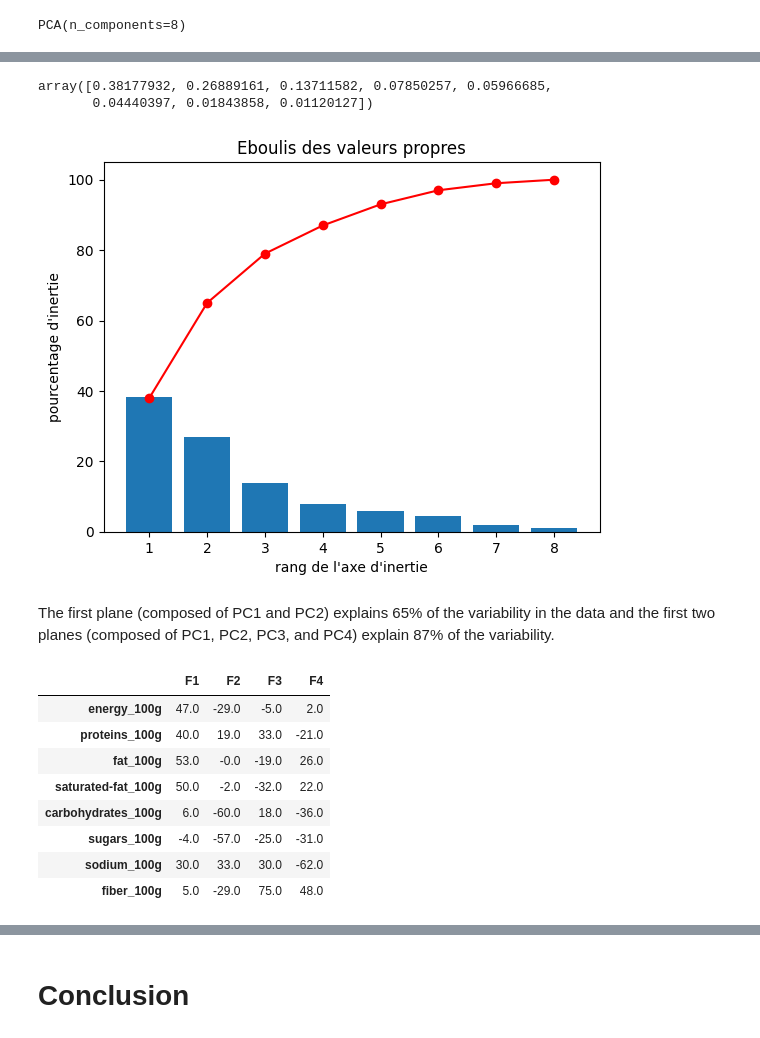
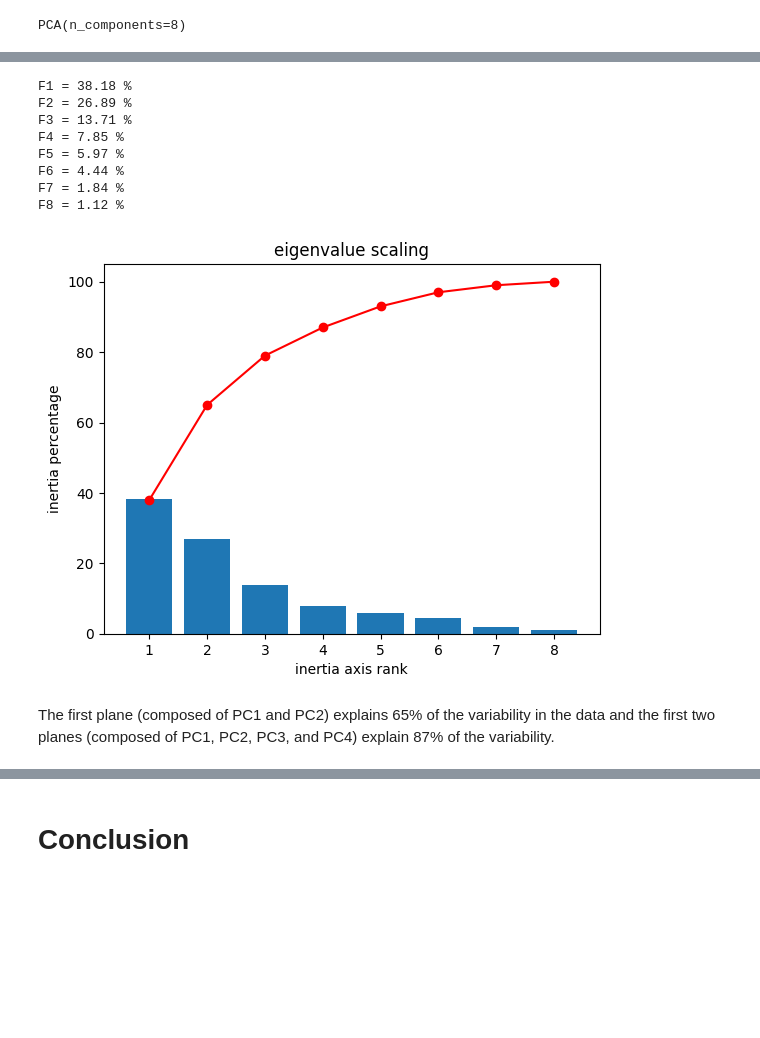
Before and after one commit to helenatong/oc_p3_cleaning_dataset_and_analysis, a Jupyter notebook: project3_cleaning.ipynb, the cells around one changed output, grey strips where cells are left out. Cells and saved outputs as stored; diff of their text form; code cells hidden in the pictures; blank space fills up the shorter version.

```diff
--- a/project3_cleaning.ipynb
+++ b/project3_cleaning.ipynb
@@ -846,39 +881,29 @@ PCA(n_components=8)
 # %%
 # value of each principal component
-pca.explained_variance_ratio_
+Fi = pca.explained_variance_ratio_
+
+for i in range (len(Fi)):
+  print(f'F{i+1} = {round(Fi[i]*100, 2)} %')
 # %% [output]
-array([0.38177932, 0.26889161, 0.13711582, 0.07850257, 0.05966685,
-       0.04440397, 0.01843858, 0.01120127])
+F1 = 38.18 %
+F2 = 26.89 %
+F3 = 13.71 %
+F4 = 7.85 %
+F5 = 5.97 %
+F6 = 4.44 %
+F7 = 1.84 %
+F8 = 1.12 %
 # %%
 scree = (pca.explained_variance_ratio_*100).round(2)
 scree_cum = scree.cumsum().round()
-x_list = list(range(1, n_components+1))
 
 plt.bar(x_list, scree)
 plt.plot(x_list, scree_cum,c="red",marker='o')
-plt.xlabel("rang de l'axe d'inertie")
-plt.ylabel("pourcentage d'inertie")
-plt.title("Eboulis des valeurs propres")
+plt.xlabel("inertia axis rank")
+plt.ylabel("inertia percentage")
+plt.title("eigenvalue scaling")
 plt.show(block=False)
 # %% [output]
-[figure, old version]
+[figure, new version]
 # %% [markdown]
 The first plane (composed of PC1 and PC2) explains 65% of the variability in the data and the first two planes (composed of PC1, PC2, PC3, and PC4) explain 87% of the variability.
-# %%
-#% d'inertie par axe composante principale
-pcs = pca.components_
-pcs = pd.DataFrame(pcs * 100).round()
-pcs.columns = NUMERIC_FEATURES
-pcs.index = [f"F{i}" for i in x_list]
-
-(pcs.head(4).T)
-# %% [output]
-|  | F1 | F2 | F3 | F4 |
-| energy_100g | 47.0 | -29.0 | -5.0 | 2.0 |
-| proteins_100g | 40.0 | 19.0 | 33.0 | -21.0 |
-| fat_100g | 53.0 | -0.0 | -19.0 | 26.0 |
-| saturated-fat_100g | 50.0 | -2.0 | -32.0 | 22.0 |
-| carbohydrates_100g | 6.0 | -60.0 | 18.0 | -36.0 |
-| sugars_100g | -4.0 | -57.0 | -25.0 | -31.0 |
-| sodium_100g | 30.0 | 33.0 | 30.0 | -62.0 |
-| fiber_100g | 5.0 | -29.0 | 75.0 | 48.0 |
```
Also changed, not shown: parts of 49 cells of this notebook.
